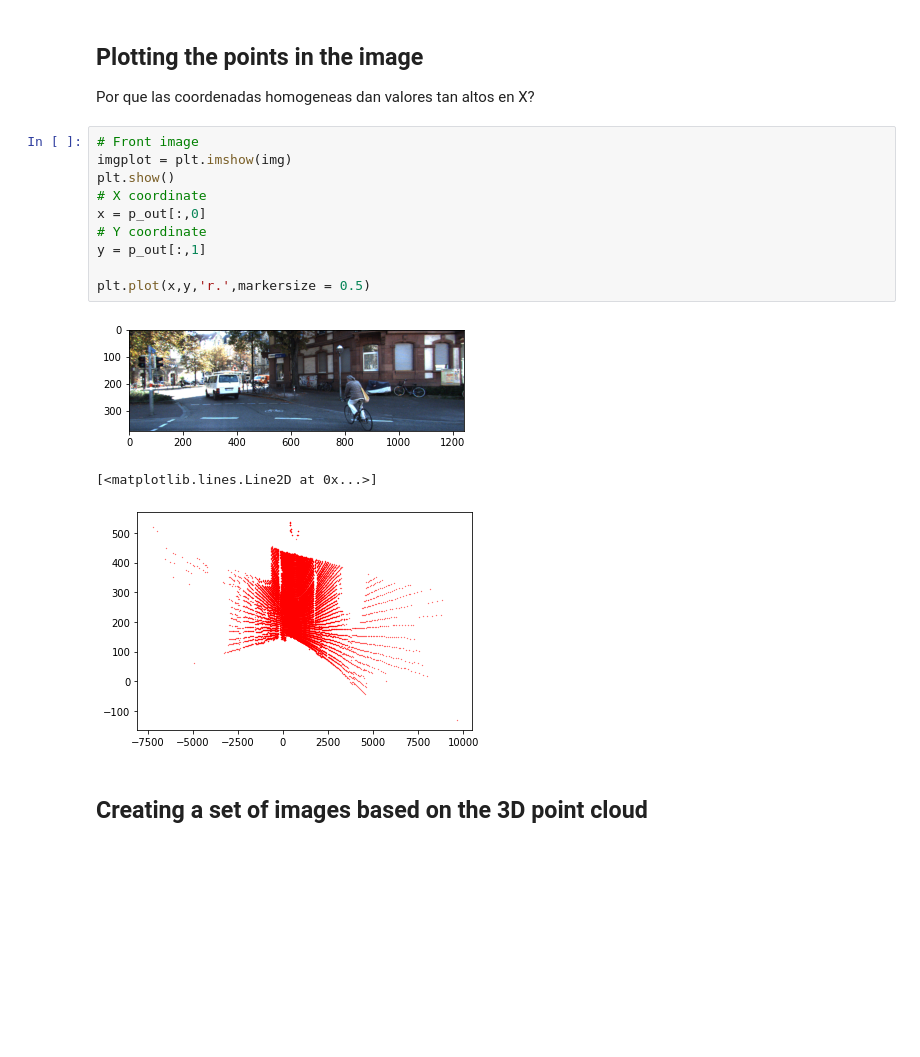
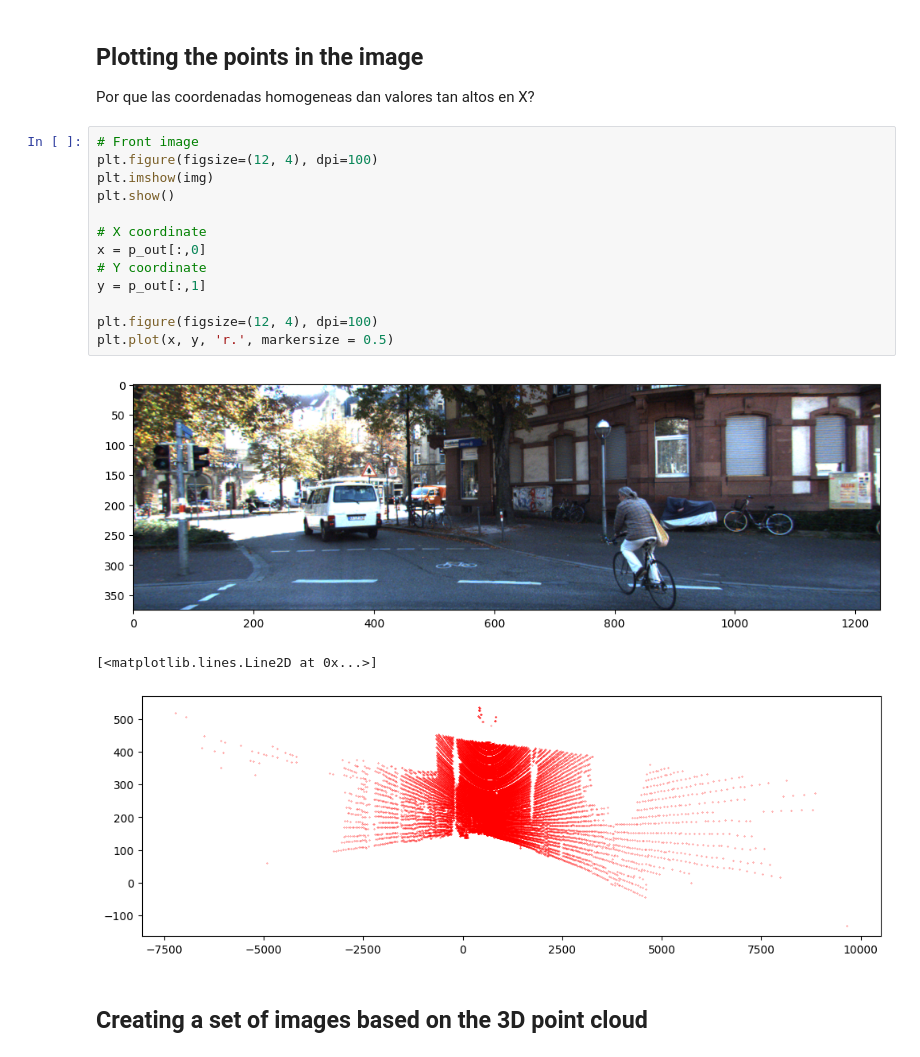
Before and after one commit to MikeS96/lidar_cam_sonar, a Jupyter notebook: image_laser_fusion.ipynb, the cells around one changed output. Cells and saved outputs as stored; diff of their text form; blank space fills up the shorter version.

```diff
--- a/image_laser_fusion.ipynb
+++ b/image_laser_fusion.ipynb
@@ -261,17 +274,20 @@ List of indeces:
 Por que las coordenadas homogeneas dan valores tan altos en X?
 # %%
 # Front image
-imgplot = plt.imshow(img)
+plt.figure(figsize=(12, 4), dpi=100)
+plt.imshow(img)
 plt.show()
+
 # X coordinate
 x = p_out[:,0]
 # Y coordinate
 y = p_out[:,1]
 
-plt.plot(x,y,'r.',markersize = 0.5)
+plt.figure(figsize=(12, 4), dpi=100)
+plt.plot(x, y, 'r.', markersize = 0.5)
 # %% [output]
-[figure, old version]
+[figure, new version]
 [<matplotlib.lines.Line2D at 0x...>]
-[figure, old version]
+[figure, new version]
 # %% [markdown]
 ## Creating a set of images based on the 3D point cloud
```
Also changed, not shown: parts of 14 cells of this notebook.
